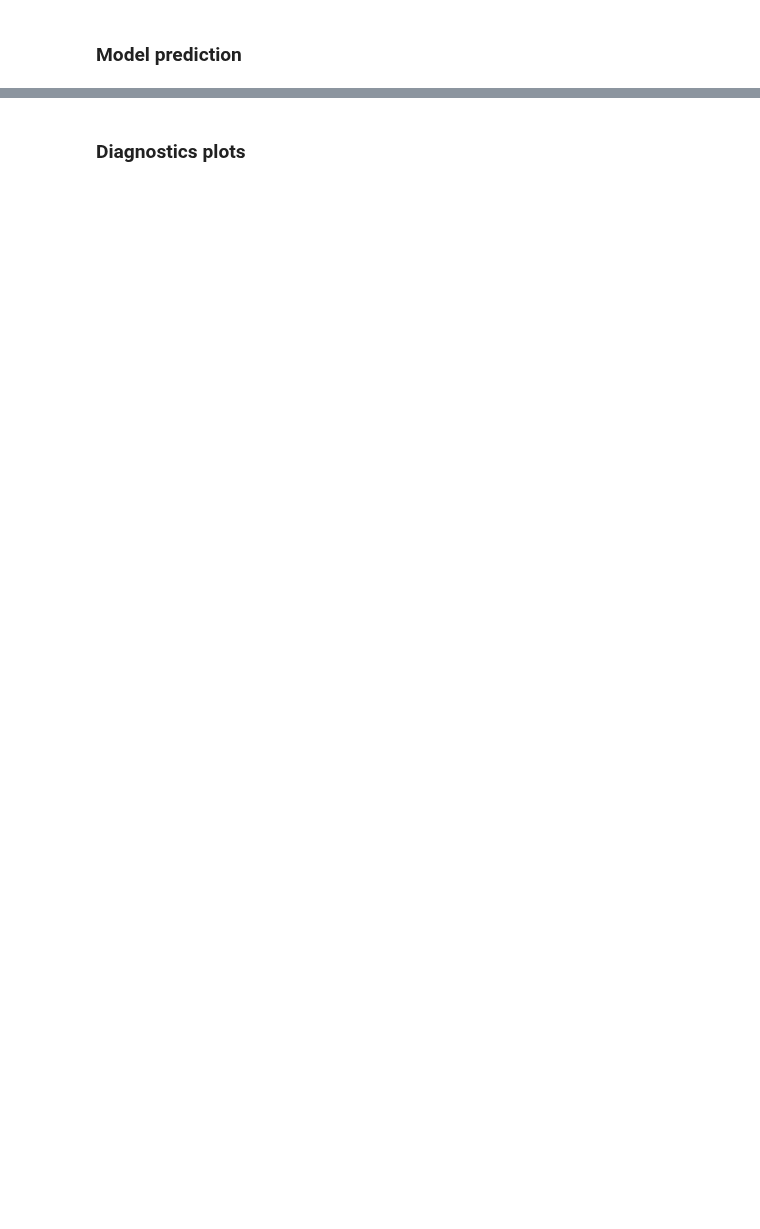
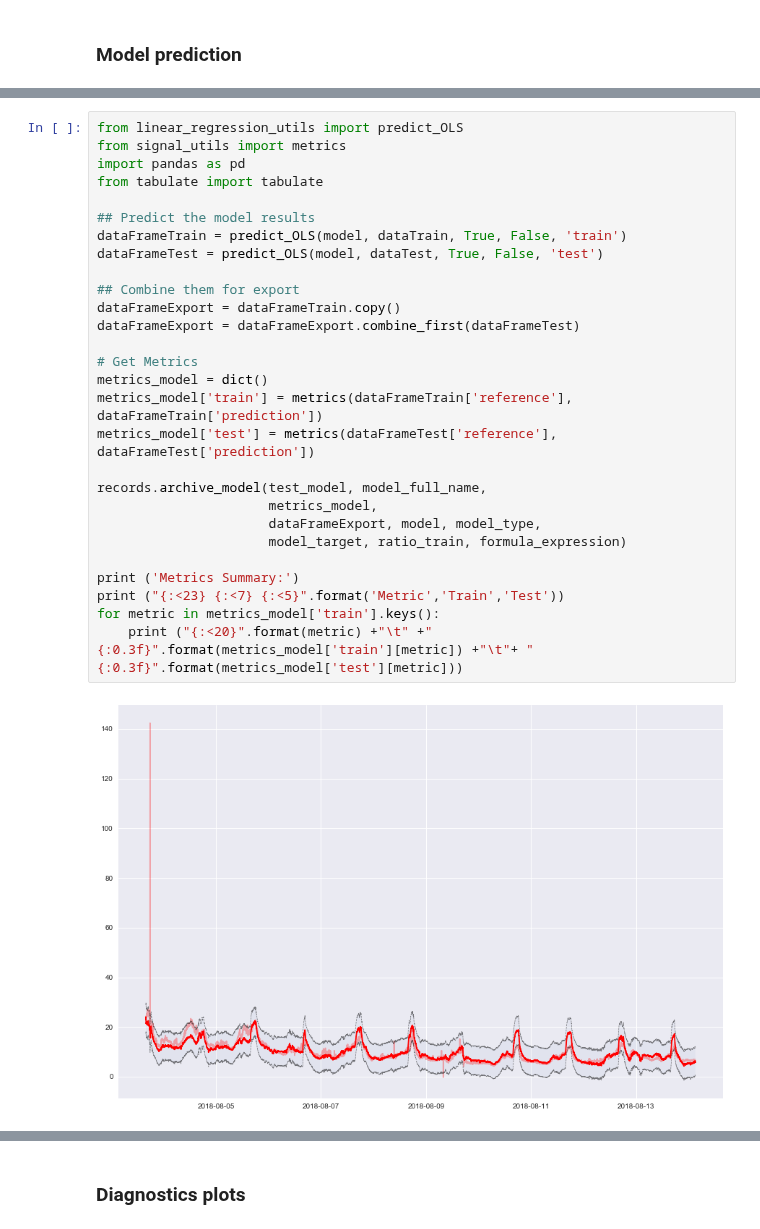
Before and after one commit to fablabbcn/smartcitizen-data, a Jupyter notebook: notebooks/Data-Analysis.ipynb, the cells around one changed output, grey strips where cells are left out. Saved outputs shown, nothing was run; the diff lists cells and outputs as text; blank space fills up the shorter version.

```diff
--- a/notebooks/Data-Analysis.ipynb
+++ b/notebooks/Data-Analysis.ipynb
@@ -1716,0 +1639,30 @@ readings[test_model]['devices'][model_name_OLS]['data'] = dataFrameExport
+# %%
+from linear_regression_utils import predict_OLS
+from signal_utils import metrics
+import pandas as pd
+from tabulate import tabulate
+
+## Predict the model results
+dataFrameTrain = predict_OLS(model, dataTrain, True, False, 'train')
+dataFrameTest = predict_OLS(model, dataTest, True, False, 'test')
+
+## Combine them for export
+dataFrameExport = dataFrameTrain.copy()
+dataFrameExport = dataFrameExport.combine_first(dataFrameTest)
+
+# Get Metrics
+metrics_model = dict()
+metrics_model['train'] = metrics(dataFrameTrain['reference'], dataFrameTrain['prediction'])
+metrics_model['test'] = metrics(dataFrameTest['reference'], dataFrameTest['prediction'])
+
+records.archive_model(test_model, model_full_name,
+                      metrics_model,
+                      dataFrameExport, model, model_type,
+                      model_target, ratio_train, formula_expression)
+
+print ('Metrics Summary:')
+print ("{:<23} {:<7} {:<5}".format('Metric','Train','Test'))
+for metric in metrics_model['train'].keys():
+    print ("{:<20}".format(metric) +"\t" +"{:0.3f}".format(metrics_model['train'][metric]) +"\t"+ "{:0.3f}".format(metrics_model['test'][metric]))
+# %% [output]
+[figure, added]
```
Also changed, not shown: parts of 55 cells of this notebook, 3 other files.
